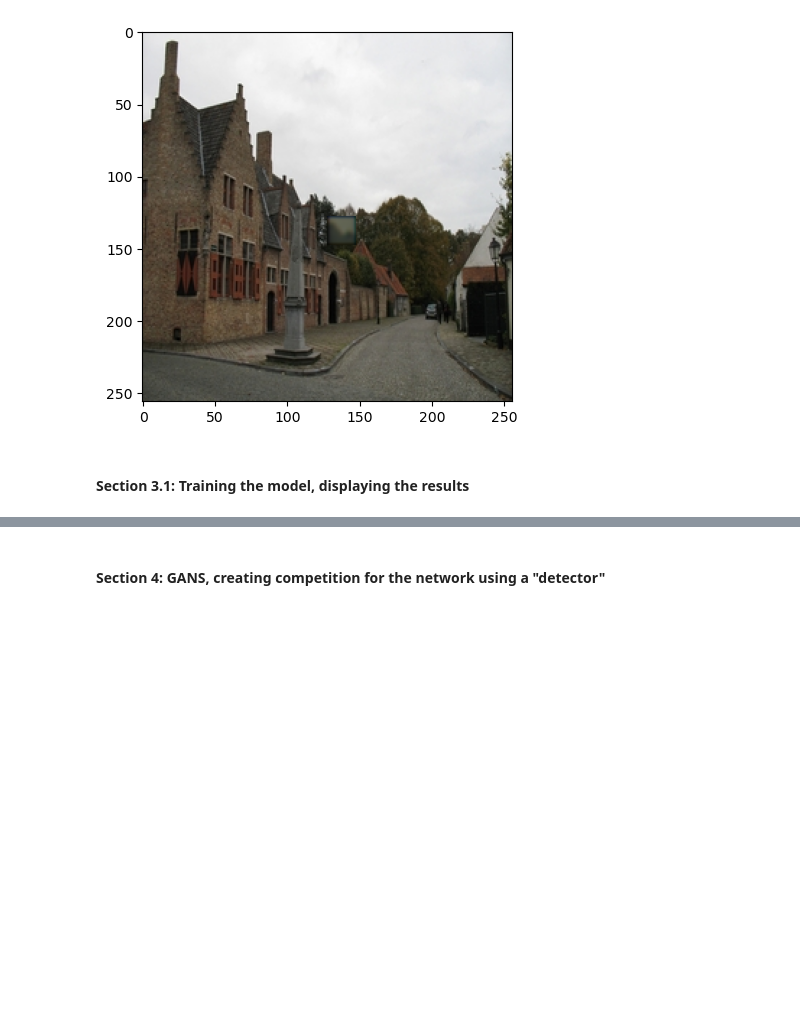
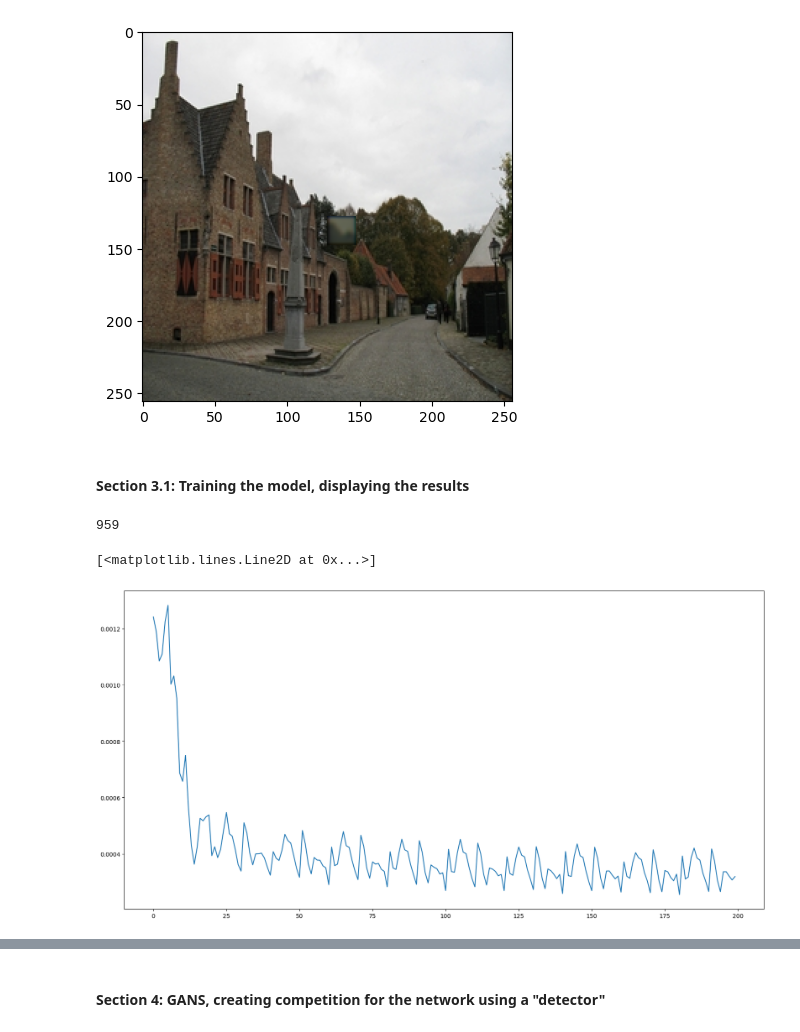
Before and after one commit to Arvin132/Inpainting-vision, a Jupyter notebook: showcase.ipynb, the cells around one changed output, grey strips where cells are left out. Drawn from its saved outputs; the diff is of its cells as text; code cells hidden in the pictures; blank space fills up the shorter version.

Commit message:
finished training/validation preperation

```diff
--- a/showcase.ipynb
+++ b/showcase.ipynb
@@ -140,7 +140,7 @@ class InpaintingAutoencoder(nn.Module):
         self.patch_loc = patch_loc
 
         self.encoder = nn.Sequential(
-            nn.Conv2d(in_channels=c, out_channels=64, kernel_size=3, padding=1),
+            nn.Conv2d(c, 64, kernel_size=3, padding=1),
             nn.ReLU(),
             nn.MaxPool2d(kernel_size=(4, 4)),
             nn.Conv2d(in_channels=64, out_channels=128, kernel_size=3),
@@ -230,3 +230,38 @@ plt.imshow(output)
 [figure]
 # %% [markdown]
 #### Section 3.1: Training the model, displaying the results
+# %%
+# Now we would seprate some of the data for training and validation.
+# Some of the images in the dataset are not rgb. we would like to get rid of them!
+image_set = ds.images[0:1000].numpy(aslist=True)
+rgb_set = list(filter(lambda x: x.shape[2] == 3,image_set))
+print(len(rgb_set))
+# %% [output]
+959
+# %%
+import random
+random.seed(2024)
+shuffled = rgb_set[:]
+random.shuffle(shuffled)
+l = len(rgb_set)
+l_train = int(l * 0.8)
+
+train_set = shuffled[0:l_train]
+val_set = shuffled[l_train:]
+ds_train = CustomImgDataset(train_set, transforms=Compose([RemovePatch(patch_loc, patch_size)]))
+dl_train = DataLoader(ds_train, shuffle=False, batch_size=100)
+ds_val = CustomImgDataset(val_set, transforms=Compose([RemovePatch(patch_loc, patch_size)]))
+dl_val = DataLoader(ds_val, shuffle=False)
+# %%
+trained_net = InpaintingAutoencoder(input_shape=(3, 256, 256), patch_size=patch_size, patch_loc=patch_loc)
+epoch = 5
+loss_values = []
+for e in tqdm(range(epoch)):
+    losses = train_AE(trained_net, dl_train, getOptim(trained_net, 0.0001), loss_functions)
+    loss_values += losses
+# %%
+plt.figure(figsize=(20, 10))
+plt.plot(loss_values)
+# %% [output]
+[<matplotlib.lines.Line2D at 0x...>]
+[figure, added]
```
Also changed, not shown: parts of 2 cells of this notebook.
